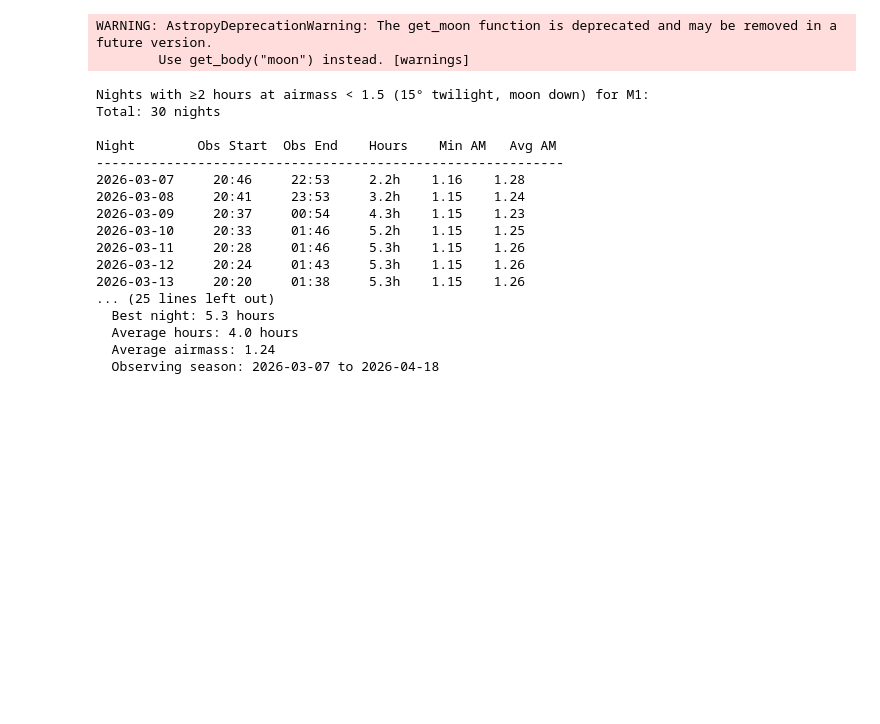
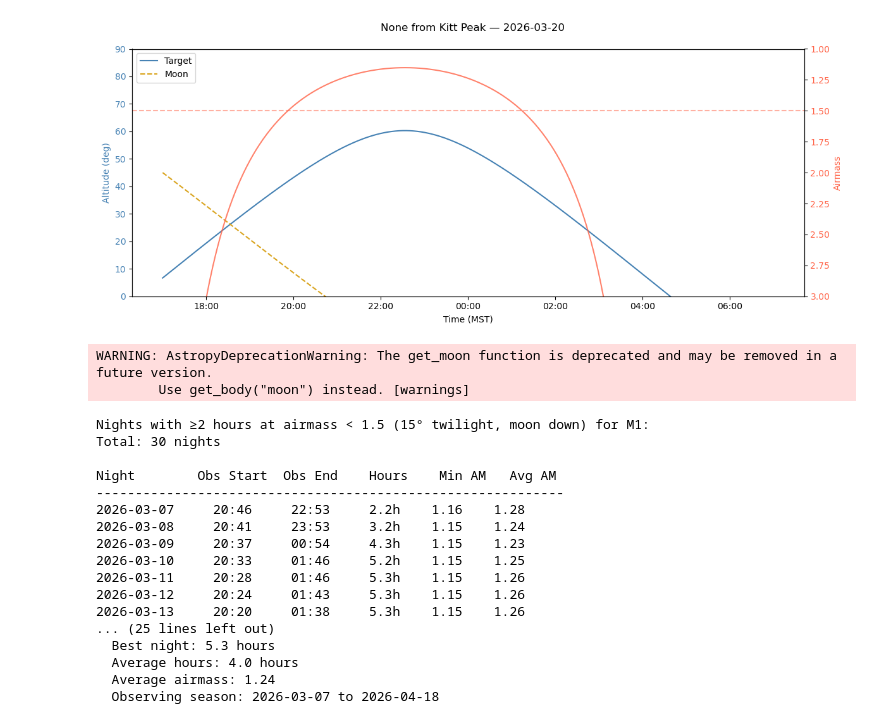
Before and after one commit to rongpu/desi-misc, a Jupyter notebook: misc/observability_window.ipynb, the cells around one changed output. Saved outputs shown, nothing was run; the diff lists cells and outputs as text; code cells hidden in the pictures; blank space fills up the shorter version.

```diff
--- a/misc/observability_window.ipynb
+++ b/misc/observability_window.ipynb
@@ -73,3 +9,68 @@ target name ever observable always observable fraction of time observable
+# %%
+import numpy as np
+import matplotlib.pyplot as plt
+import matplotlib.dates as mdates
+import astropy.units as u
+from astropy.coordinates import SkyCoord, EarthLocation, AltAz, get_body
+from astropy.time import Time
+from astroplan import Observer, FixedTarget, AltitudeConstraint, AtNightConstraint
+import pytz
+from datetime import datetime
+
+site = EarthLocation(lat=31.9634*u.deg, lon=-111.5992*u.deg, height=2096*u.m)
+observer = Observer(location=site, name="Kitt Peak", timezone="US/Arizona")
+
+target_coord = SkyCoord(ra=150.1*u.deg, dec=2.382*u.deg, frame='icrs')
+target = FixedTarget(coord=target_coord)
+
+constraints = [
+    AltitudeConstraint(min=30*u.deg),
+    AtNightConstraint.twilight_astronomical(),
+]
+
+tz = pytz.timezone("US/Arizona")
+start_date = '2026-03-20'
+
+midnight_local = tz.localize(datetime.strptime(f'{start_date} 23:59:59', '%Y-%m-%d %H:%M:%S'))
+midnight_utc = Time(midnight_local.astimezone(pytz.utc))
+
+times = midnight_utc + np.linspace(-7, 7, 500) * u.hour
+altaz_frame = AltAz(obstime=times, location=site)
+
+target_altaz = target_coord.transform_to(altaz_frame)
+alt = target_altaz.alt.deg
+airmass = np.where(alt > 0, target_altaz.secz, np.nan)
+
+moon_altaz = get_body('moon', times).transform_to(altaz_frame)
+moon_alt = moon_altaz.alt.deg
+
+local_times = [t.to_datetime(timezone=tz) for t in times]
+
+fig, ax1 = plt.subplots(figsize=(12, 5))
+
+ax1.plot(local_times, alt, color='steelblue', label='Target')
+ax1.plot(local_times, moon_alt, color='goldenrod', ls='--', label='Moon')
+ax1.set_xlabel('Time (MST)')
+ax1.set_ylabel('Altitude (deg)', color='steelblue')
+ax1.tick_params(axis='y', labelcolor='steelblue')
+ax1.set_ylim(0, 90)
+ax1.xaxis.set_major_formatter(mdates.DateFormatter('%H:%M', tz=tz))
+ax1.legend(loc='upper left')
+
+ax2 = ax1.twinx()
+ax2.plot(local_times, airmass, color='tomato', alpha=0.8)
+ax2.axhline(1.5, color='tomato', ls='--', alpha=0.5, label='X = 1.5')
+ax2.set_ylabel('Airmass', color='tomato')
+ax2.tick_params(axis='y', labelcolor='tomato')
+ax2.set_ylim(1, 3)
+ax2.invert_yaxis()
+
+fig.suptitle(f'{target.name} from {observer.name} — {start_date}')
+plt.xticks(rotation=45)
+fig.tight_layout()
+plt.show()
+# %% [output]
+[figure, added]
 # %%
 import astropy.units as u
 from astropy.coordinates import SkyCoord, EarthLocation, AltAz, get_moon, get_sun
```
Also changed, not shown: parts of 1 cell of this notebook, 19 other files.
